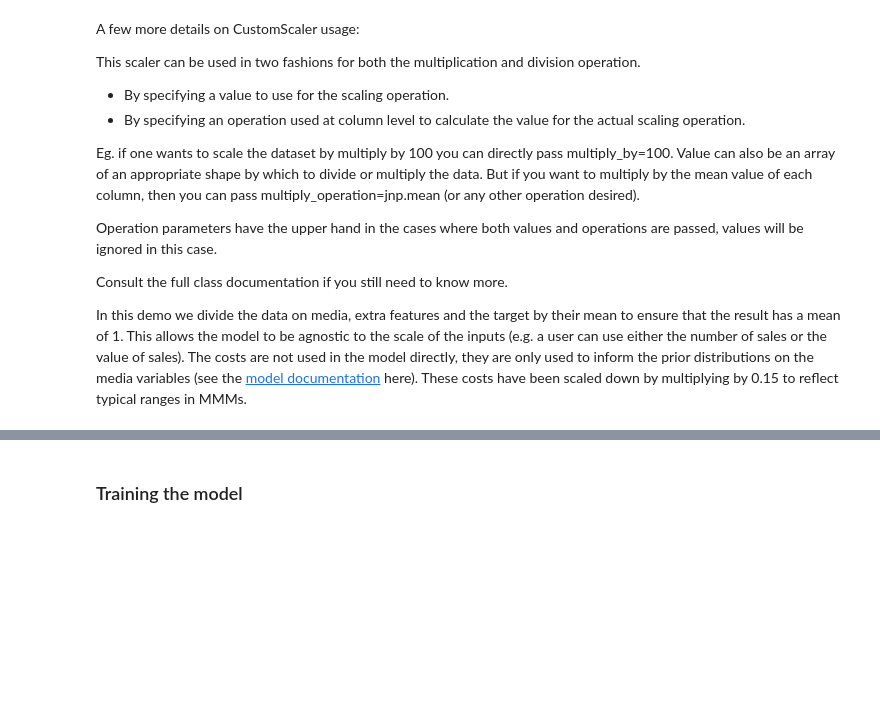
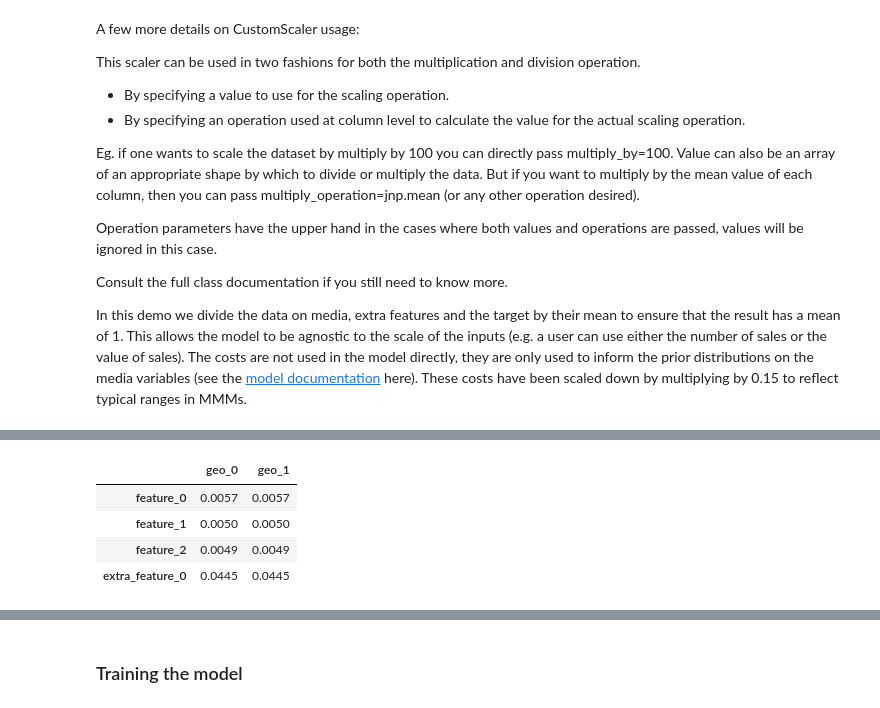
Before and after one commit to google/lightweight_mmm, a Jupyter notebook: examples/end_to_end_demo_with_multiple_geos.ipynb, the cells around one changed output, grey strips where cells are left out. Saved outputs shown, nothing was run; the diff lists cells and outputs as text; code cells hidden in the pictures; blank space fills up the shorter version.

```diff
--- a/examples/end_to_end_demo_with_multiple_geos.ipynb
+++ b/examples/end_to_end_demo_with_multiple_geos.ipynb
@@ -108,0 +151,21 @@ costs = cost_scaler.fit_transform(costs)
+# %%
+def highlight_variances(x: float,
+                        low_variance_threshold: float=1.0e-3,
+                        high_variance_threshold: float=3.0) -> str:
+
+    if x < low_variance_threshold or x > high_variance_threshold:
+      weight = 'bold'
+      color = 'red'
+    else:
+      weight = 'normal'
+      color = 'black'
+    style = f'font-weight: {weight}; color: {color}'
+    return style
+
+variances.style.set_precision(4).applymap(highlight_variances)
+# %% [output]
+|  | geo_0 | geo_1 |
+| feature_0 | 0.0057 | 0.0057 |
+| feature_1 | 0.0050 | 0.0050 |
+| feature_2 | 0.0049 | 0.0049 |
+| extra_feature_0 | 0.0445 | 0.0445 |
```
Also changed, not shown: parts of 22 cells of this notebook, 1 other file.
